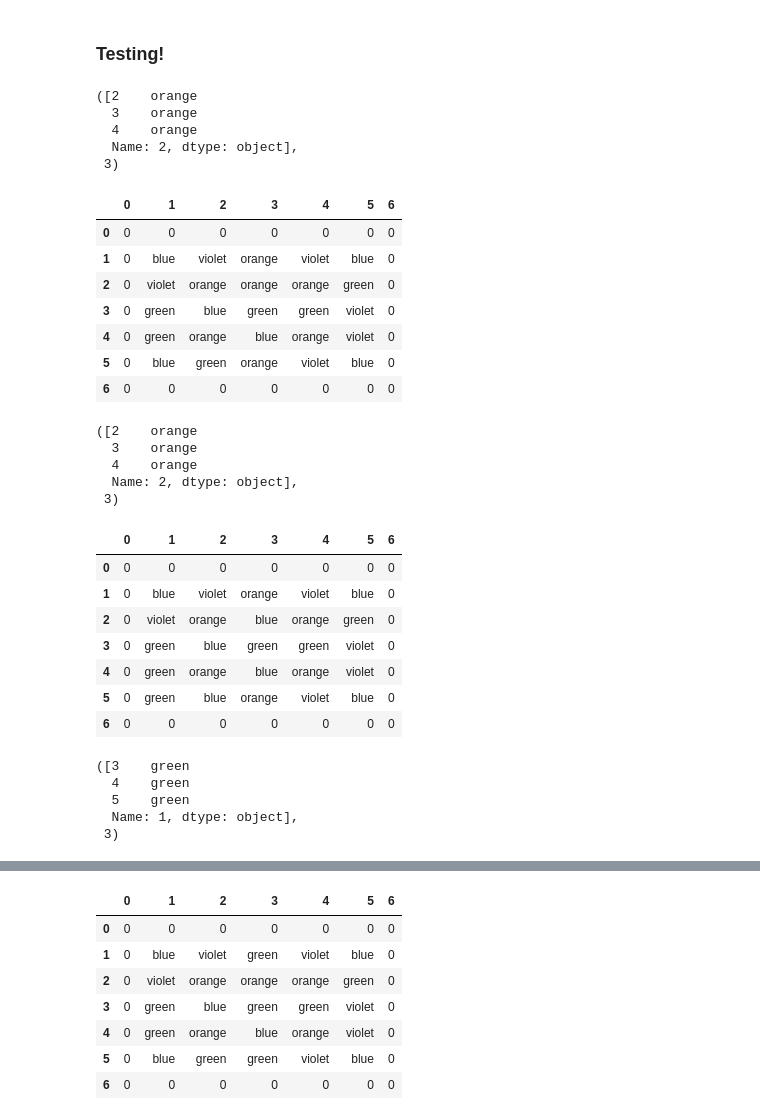
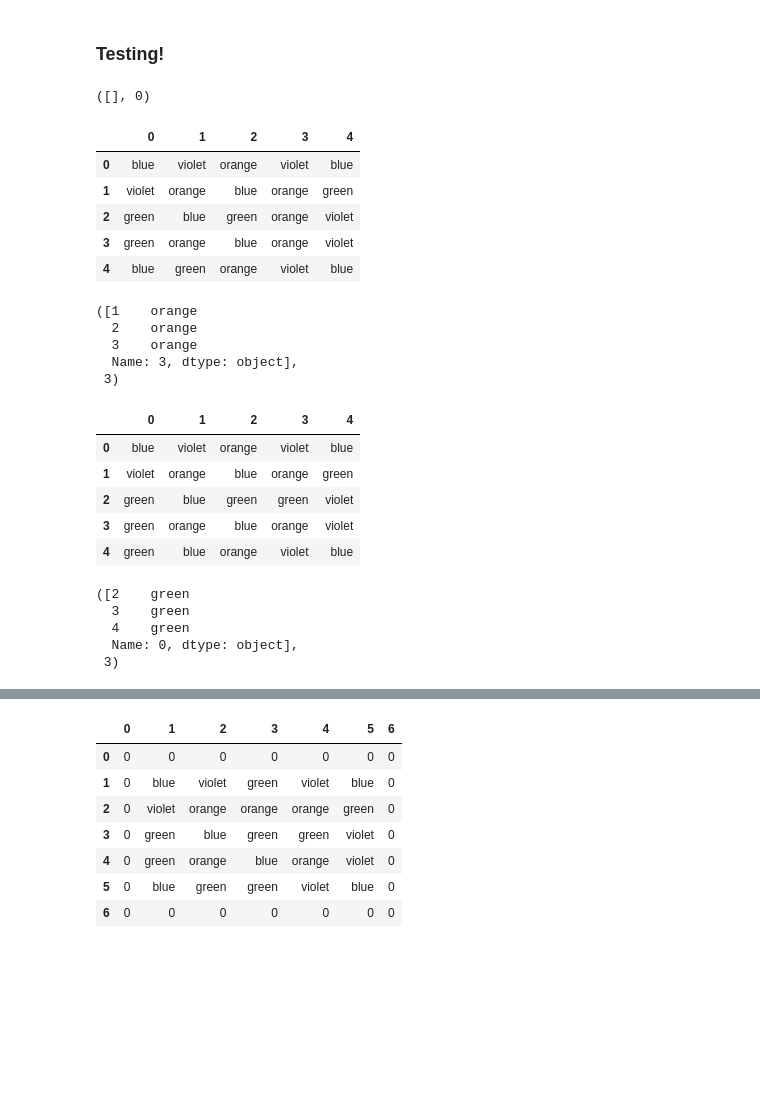
Before and after one commit to danielskih/Candy-crush-bot, a Jupyter notebook: Candy crash v6.ipynb, the cells around one changed output, grey strips where cells are left out. Cells and saved outputs as stored; diff of their text form; code cells hidden in the pictures; blank space fills up the shorter version.

```diff
--- a/Candy crash v6.ipynb
+++ b/Candy crash v6.ipynb
@@ -38,8 +38,10 @@ class GameState():
         self.super = False
         self.matches = list()
         self.children = list()
-        self.all_tiles = list(product(range(1, self.board_h+1),range(1, board_w+1)))
-        self.legal_movies = [tile for tile in all_tiles if Root.board.iloc[tile[0], tile[1]] in candy_all]
+        self.all_tiles = list(product(range(1, board_h),range(1, board_w)))
+        self.legal_movies = [tile for tile in all_tiles if self.board.iloc[tile[0], tile[1]] in candy_all]
 
     def generate_children(self):
-        return "Placeholder"
+        Placeholder = self.board.shape
+        return candy_all
+#         return Placeholder
@@ -221,7 +230,7 @@ candy_rgb = pd.DataFrame(
     index =['green','blue','violet','orange','obstacle','bg']
     )
 # %%
-all_tiles = list(product(range(1, board_h+1),range(1, board_w+1)))
+all_tiles = list(product(range(0, board_h),range(0, board_w)))
 # %% [markdown]
 #### Create a dictionary of coordinates for mouse drags.
 # %%
@@ -266,8 +275,8 @@ count=0
 for i in all_tiles:
     count+=1
     fig.add_subplot(rows, columns, count)
-    starts = np.array(i)-1
-    ends = np.array(i)
+    starts = np.array(i)
+    ends = np.array(i)+1
     start = (starts * tilesize ).astype(int)
     end = (ends * tilesize).astype(int)
     all_vals.append(image_array[start[0]:end[0], start[1]:end[1]])
@@ -277,5 +286,5 @@ for i in all_tiles:
 # %% [markdown]
 ## Create a representation of the game board.
 # %%
-board = pd.DataFrame('0', index=range(board_h+2), columns=range(board_w+2))
+board = pd.DataFrame('0', index=range(board_h), columns=range(board_w))
 Root = GameState(board)
@@ -461,52 +464,44 @@ test2 = move_to(Root.board, [1, 3], [2, 3])
 # %%
 eval_tile(test2, [2,3])
 # %% [output]
-([2    orange
-  3    orange
-  4    orange
-  Name: 2, dtype: object],
- 3)
+([], 0)
 # %%
 test3 = test2.copy()
 test3.iloc[[1,2],3] = 'orange'
 test3
 # %% [output]
-|  | 0 | 1 | 2 | 3 | 4 | 5 | 6 |
-| 0 | 0 | 0 | 0 | 0 | 0 | 0 | 0 |
-| 1 | 0 | blue | violet | orange | violet | blue | 0 |
-| 2 | 0 | violet | orange | orange | orange | green | 0 |
-| 3 | 0 | green | blue | green | green | violet | 0 |
-| 4 | 0 | green | orange | blue | orange | violet | 0 |
-| 5 | 0 | blue | green | orange | violet | blue | 0 |
-| 6 | 0 | 0 | 0 | 0 | 0 | 0 | 0 |
+|  | 0 | 1 | 2 | 3 | 4 |
+| 0 | blue | violet | orange | violet | blue |
+| 1 | violet | orange | blue | orange | green |
+| 2 | green | blue | green | orange | violet |
+| 3 | green | orange | blue | orange | violet |
+| 4 | blue | green | orange | violet | blue |
 # %%
 eval_tile(test3, [2,3])
 # %% [output]
-([2    orange
+([1    orange
+  2    orange
   3    orange
-  4    orange
-  Name: 2, dtype: object],
+  Name: 3, dtype: object],
  3)
 # %%
 test4 = Root.board.copy()
-test4 = move_to(test4, [5,2], [5,1])
+test4 = move_to(test4, [4,1], [4,0])
 test4
 # %% [output]
-|  | 0 | 1 | 2 | 3 | 4 | 5 | 6 |
-| 0 | 0 | 0 | 0 | 0 | 0 | 0 | 0 |
-| 1 | 0 | blue | violet | orange | violet | blue | 0 |
-| 2 | 0 | violet | orange | blue | orange | green | 0 |
-| 3 | 0 | green | blue | green | green | violet | 0 |
-| 4 | 0 | green | orange | blue | orange | violet | 0 |
-| 5 | 0 | green | blue | orange | violet | blue | 0 |
-| 6 | 0 | 0 | 0 | 0 | 0 | 0 | 0 |
+|  | 0 | 1 | 2 | 3 | 4 |
+| 0 | blue | violet | orange | violet | blue |
+| 1 | violet | orange | blue | orange | green |
+| 2 | green | blue | green | green | violet |
+| 3 | green | orange | blue | orange | violet |
+| 4 | green | blue | orange | violet | blue |
 # %%
-eval_tile(test4, [5,1])
+eval_tile(test4, [4,0])
 # %% [output]
-([3    green
+([2    green
+  3    green
   4    green
-  5    green
-  Name: 1, dtype: object],
+  Name: 0, dtype: object],
  3)
 # %%
 test5 = test4.copy()
```
Also changed, not shown: parts of 9 cells of this notebook.
